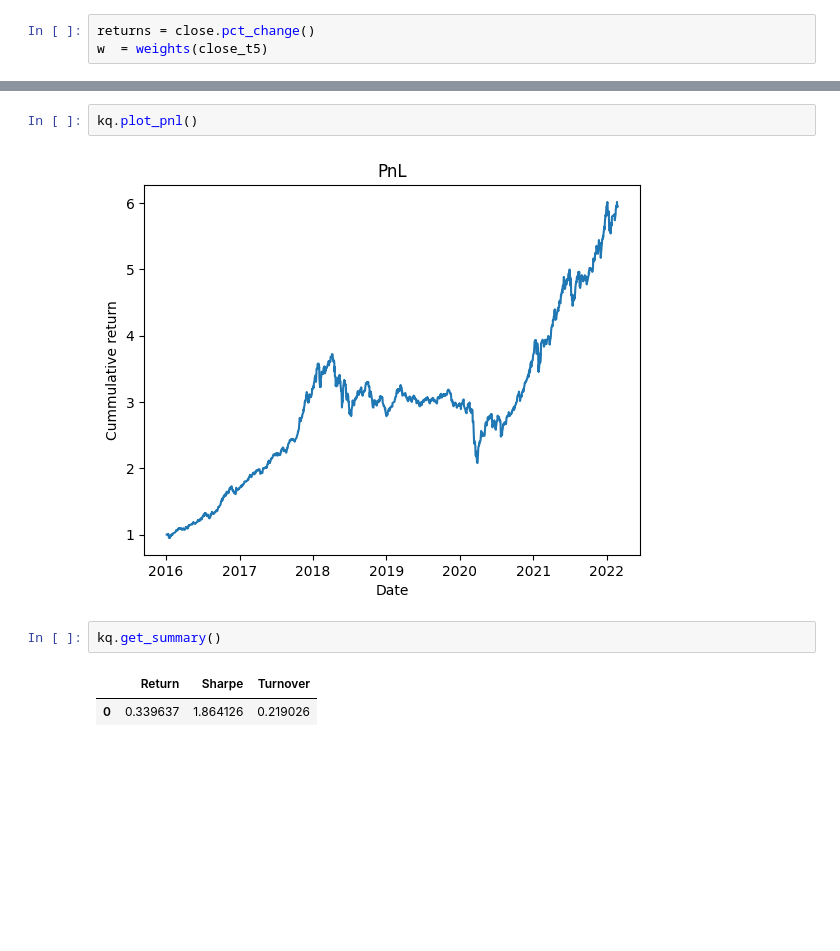
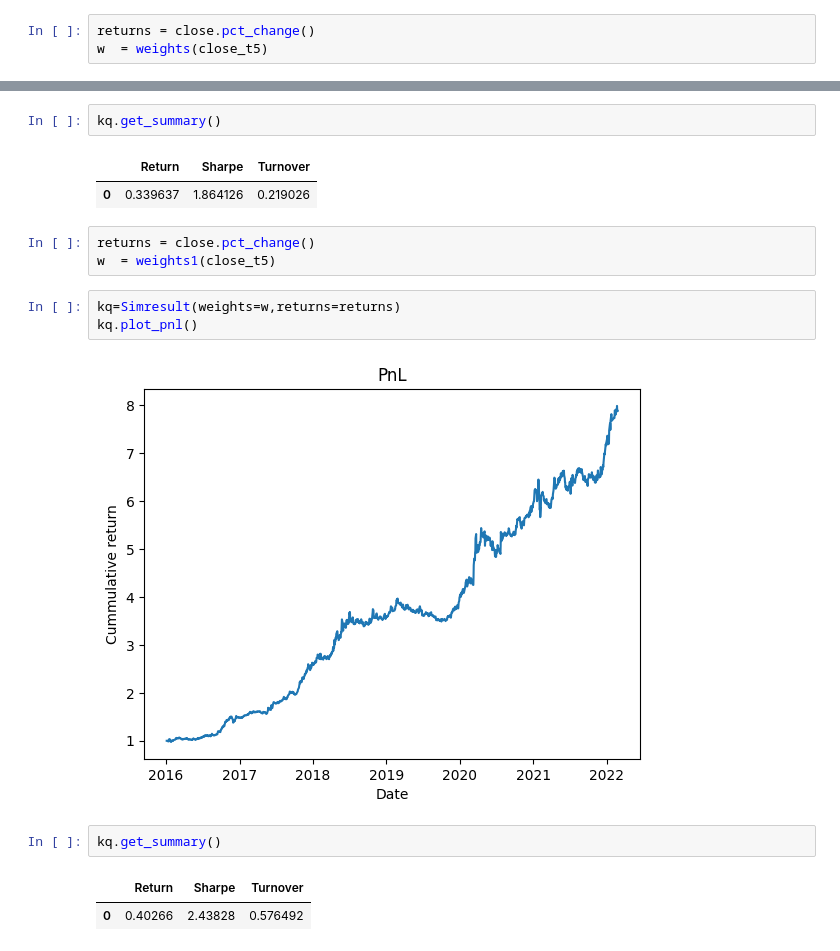
Before and after one commit to khanhtrinh2003/VN30-Strategy, a Jupyter notebook: main.ipynb, the cells around one changed output, grey strips where cells are left out. Saved outputs shown, nothing was run; the diff lists cells and outputs as text; blank space fills up the shorter version.

```diff
--- a/main.ipynb
+++ b/main.ipynb
@@ -58,9 +59,18 @@ kq=Simresult(weights=w,returns=returns)
-# %%
-kq.plot_pnl()
-# %% [output]
-[figure, removed]
 # %%
 kq.get_summary()
 # %% [output]
 |  | Return | Sharpe | Turnover |
 | 0 | 0.339637 | 1.864126 | 0.219026 |
+# %%
+returns = close.pct_change()
+w  = weights1(close_t5)
+# %%
+kq=Simresult(weights=w,returns=returns)
+kq.plot_pnl()
+# %% [output]
+[figure, added]
+# %%
+kq.get_summary()
+# %% [output]
+|  | Return | Sharpe | Turnover |
+| 0 | 0.40266 | 2.43828 | 0.576492 |
```
Also changed, not shown: parts of 2 cells of this notebook, 1 other file.
